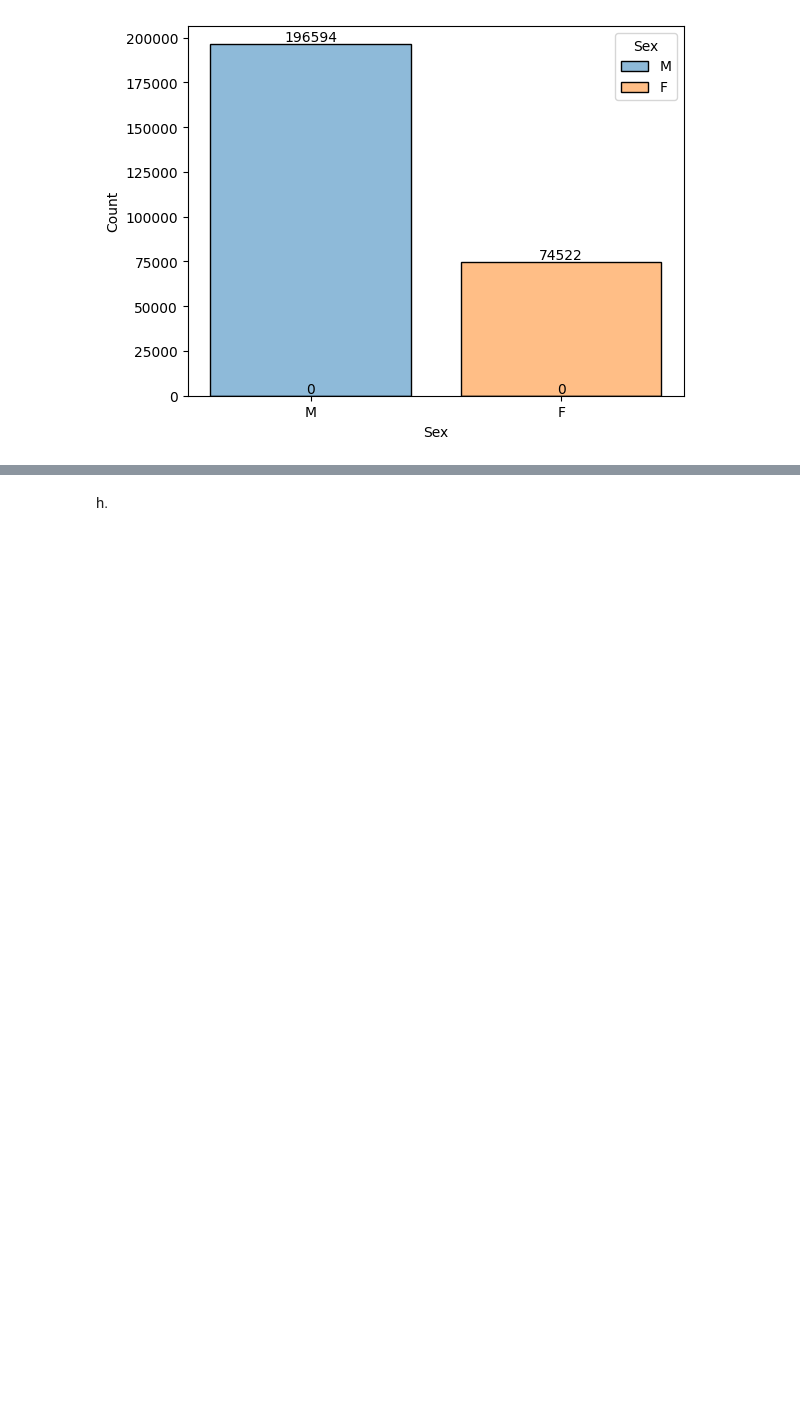
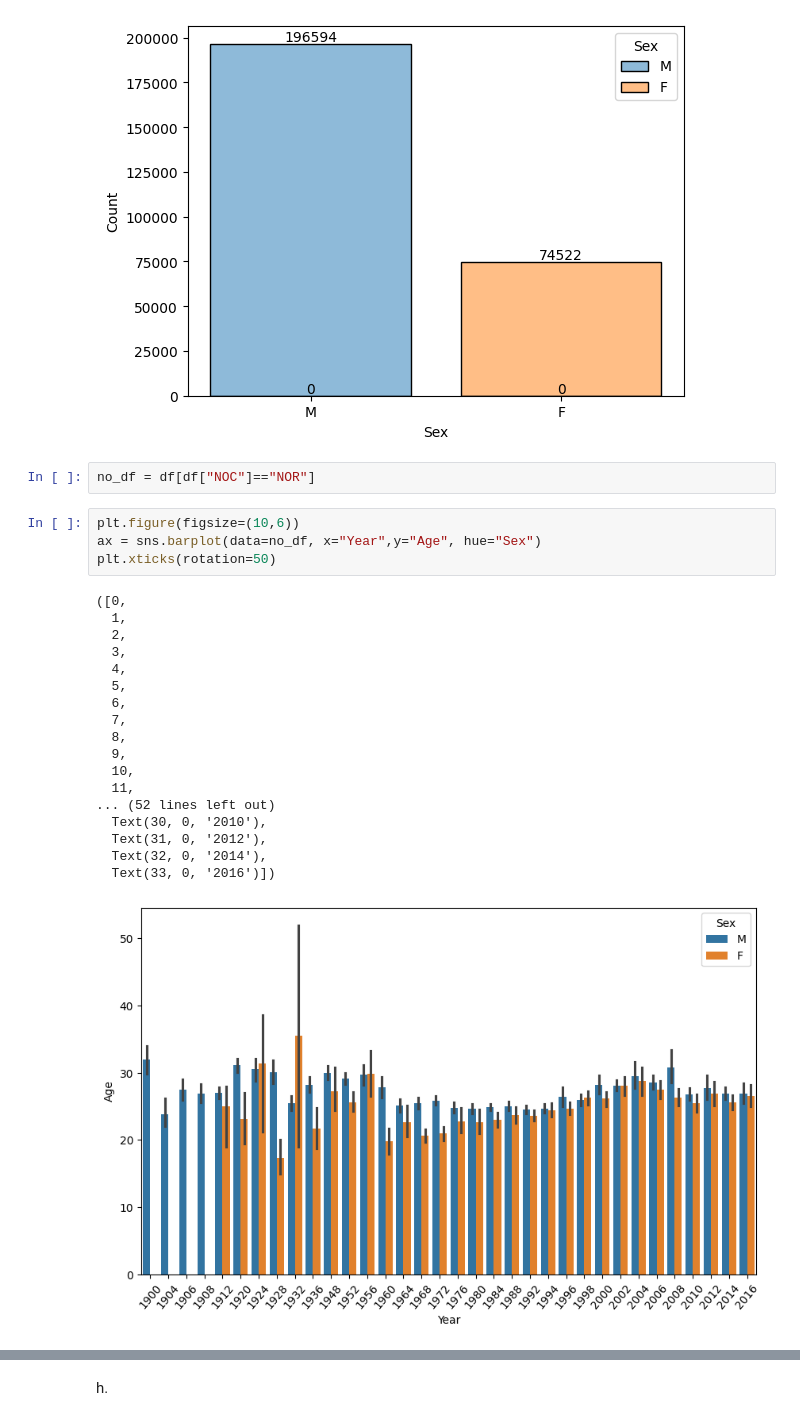
Before and after one commit to Ludwilton/Projekt-OS-Norge, a Jupyter notebook: uppgift_0/uppgift.0.LUDWIG.ipynb, the cells around one changed output, grey strips where cells are left out. Drawn from its saved outputs; the diff is of its cells as text; blank space fills up the shorter version.

Commit message:
plots added

```diff
--- a/uppgift_0/uppgift.0.LUDWIG.ipynb
+++ b/uppgift_0/uppgift.0.LUDWIG.ipynb
@@ -108,3 +108,28 @@ for container in ax.containers: # pop info labels on bars
     ax.bar_label(container)
 # %% [output]
 [figure]
+# %%
+no_df = df[df["NOC"]=="NOR"]
+# %%
+plt.figure(figsize=(10,6))
+ax = sns.barplot(data=no_df, x="Year",y="Age", hue="Sex")
+plt.xticks(rotation=50)
+# %% [output]
+([0,
+  1,
+  2,
+  3,
+  4,
+  5,
+  6,
+  7,
+  8,
+  9,
+  10,
+  11,
+... (52 lines left out)
+  Text(30, 0, '2010'),
+  Text(31, 0, '2012'),
+  Text(32, 0, '2014'),
+  Text(33, 0, '2016')])
+[figure, added]
```
Also changed, not shown: parts of 3 cells of this notebook.
